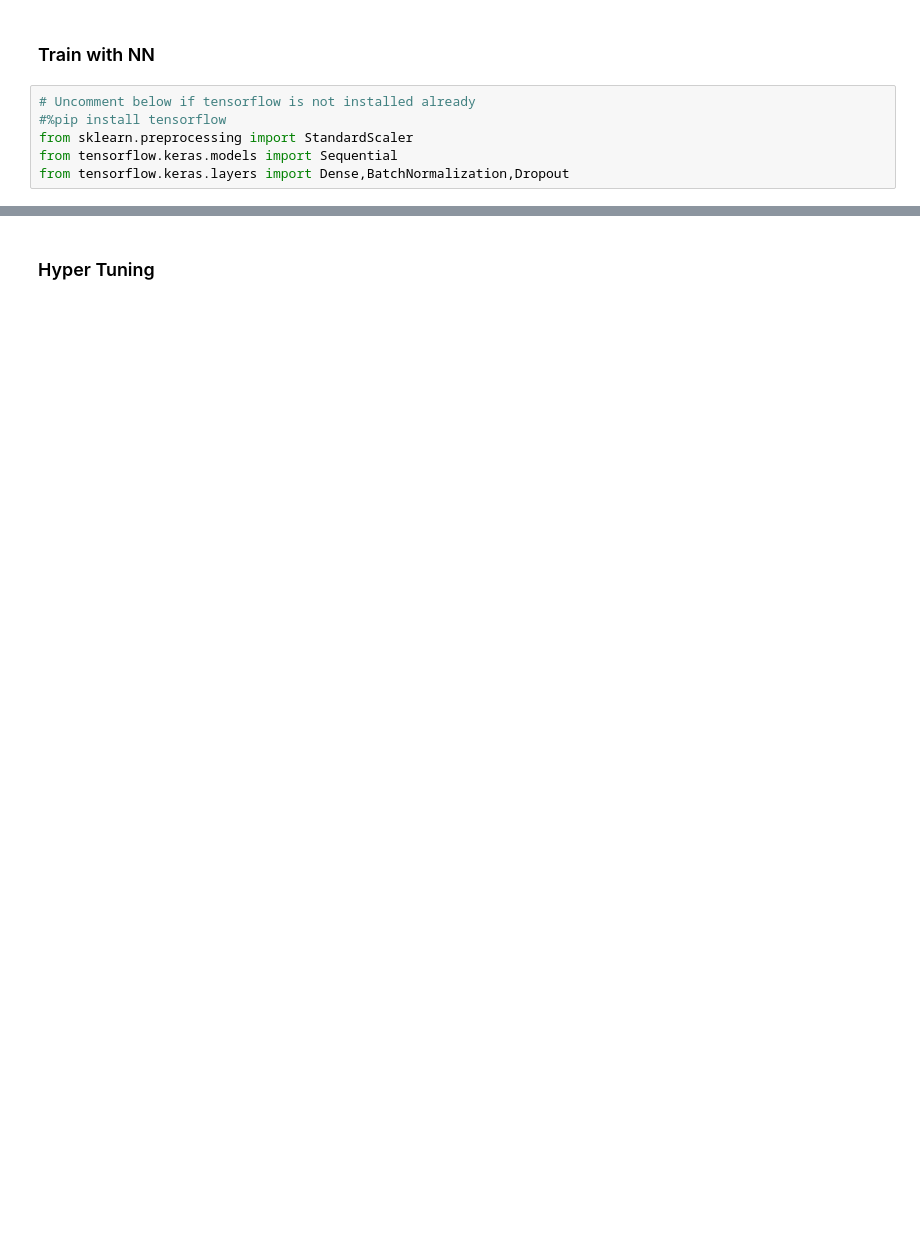
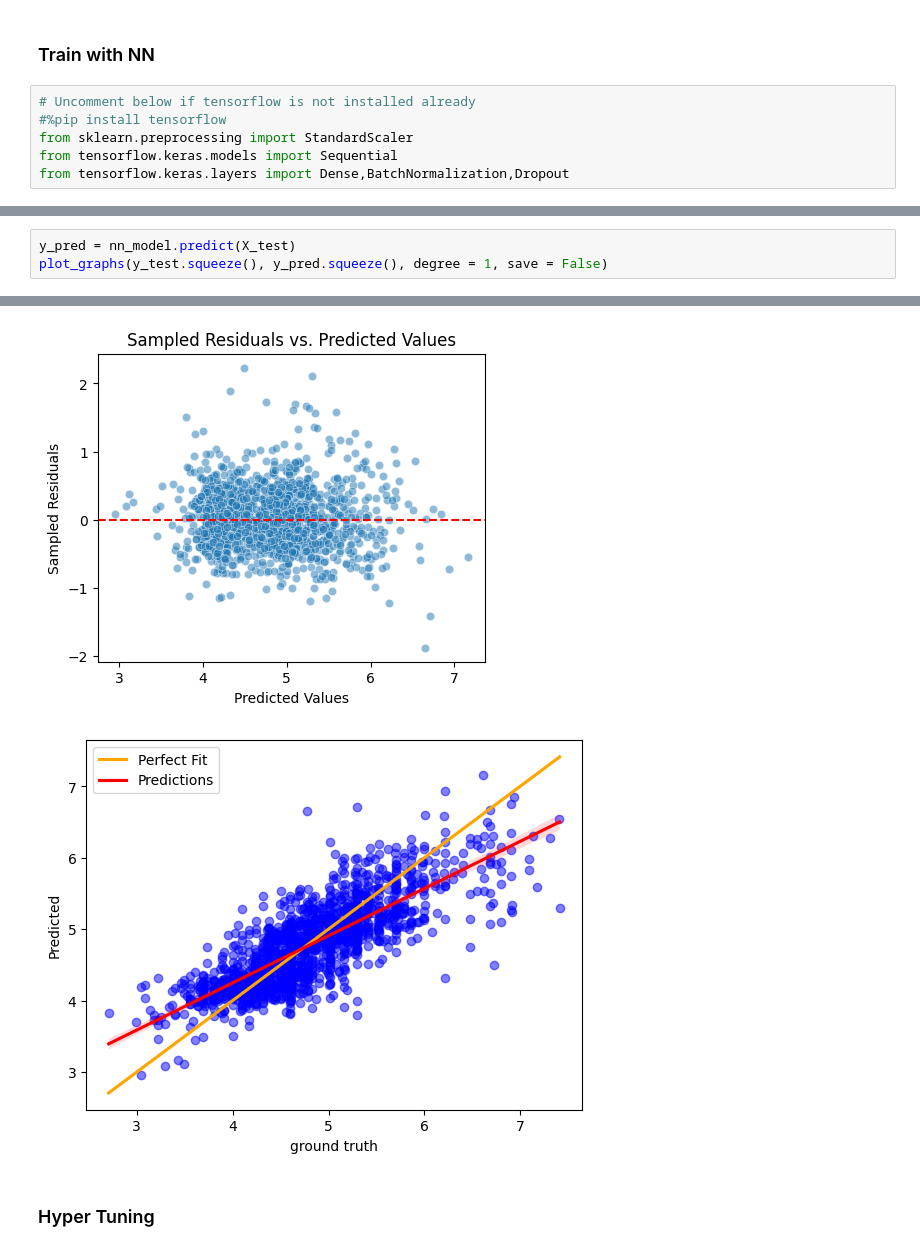
Before and after one commit to CSE151A-Project/151A-project, a Jupyter notebook: Milestone4.ipynb, the cells around one changed output, grey strips where cells are left out. Drawn from its saved outputs; the diff is of its cells as text; blank space fills up the shorter version.

```diff
--- a/Milestone4.ipynb
+++ b/Milestone4.ipynb
@@ -82,0 +171,4 @@ Mean Squared Error on Test Set: 0.19842199981212616
+# %%
+y_pred = nn_model.predict(X_test)
+plot_graphs(y_test.squeeze(), y_pred.squeeze(), degree = 1, save = False)
+# %% [output]
@@ -83,3 +176,5 @@ Mean Squared Error on Test Set: 0.19842199981212616
+[figure, added]
+[figure, added]
 # %% [markdown]
 ### Hyper Tuning
 # %%
```
Also changed, not shown: parts of 20 cells of this notebook, 1 other file.
